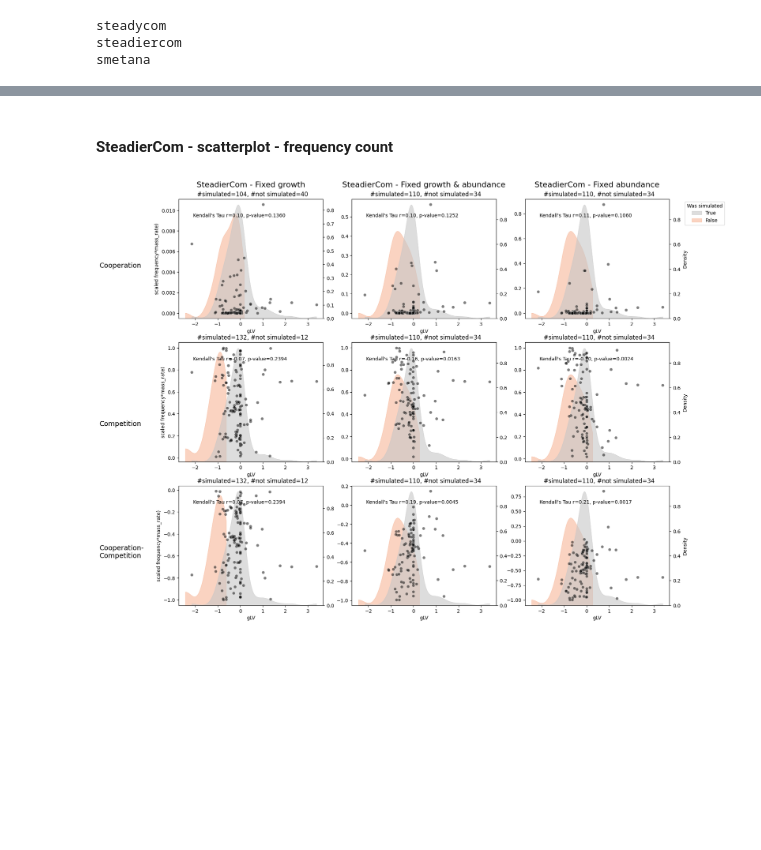
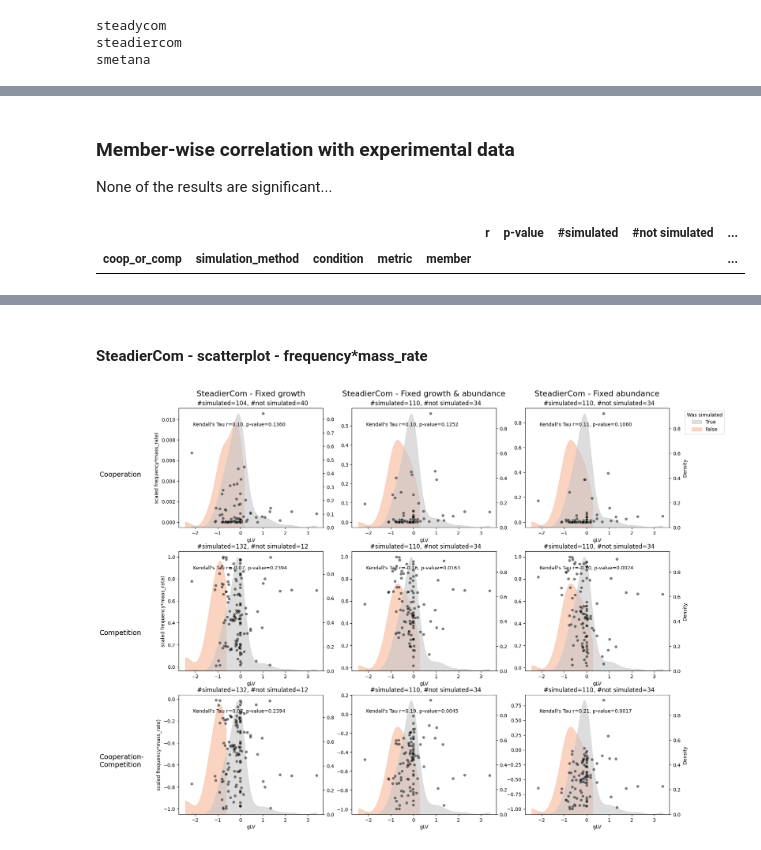
Before and after one commit to IdunBurgos/SteadierCom-Case-Studies, a Jupyter notebook: notebooks/Step 6.2.1. Comparing tools with exp - Venturelli member-member interaction.ipynb, the cells around one changed output, grey strips where cells are left out. Cells and saved outputs as stored; diff of their text form; code cells hidden in the pictures; blank space fills up the shorter version.

```diff
--- a/notebooks/Step 6.2.1. Comparing tools with exp - Venturelli member-member interaction.ipynb
+++ b/notebooks/Step 6.2.1. Comparing tools with exp - Venturelli member-member interaction.ipynb
@@ -88,0 +89,5 @@ results_corr_member_df["p-value corrected"] = results_corr_member_df["#compariso
+# %%
+results_corr_member_df_bh = results_corr_member_df.copy()
+results_corr_member_df_bh["rank"] = results_corr_member_df_bh["p-value"].rank()
+results_corr_member_df_bh["p-value BH critical"] = (results_corr_member_df_bh["rank"]/results_corr_member_df_bh.shape[0])*0.05
+results_corr_member_df_bh["pass BH test"] = results_corr_member_df_bh["p-value"]<results_corr_member_df_bh["p-value BH critical"]
@@ -110 +127,10 @@ results_corr_df.query("`p-value corrected` < 0.05 & r > 0").xs("coop-comp",drop_
+# %% [markdown]
+### Member-wise correlation with experimental data
+None of the results are significant...
+# %%
+results_corr_member_df_bh = results_corr_member_df_bh.dropna()
+results_corr_member_df_bh.query("`pass BH test`")
+# %% [output]
+|  |  |  |  |  | r | p-value | #simulated | #not simulated | ... |
+| coop_or_comp | simulation_method | condition | metric | member |  |  |  |  | ... |
 # %%
@@ -147,7 +167,7 @@ results_corr_member_df.query("`p-value` < 0.05 & r > 0").xs("coop-comp",drop_lev
 |  |  |  |  | BU | 0.644444 | 0.009148 | 10.0 | 2.0 | ... |
 |  |  |  |  | BV | 0.511111 | 0.046623 | 10.0 | 2.0 | ... |
 # %% [markdown]
-#### SteadierCom - scatterplot - frequency count
+#### SteadierCom - scatterplot - frequency*mass_rate
 # %%
 fig,axs,axs_twin,not_simulated = correlation.make_scatterplots_simulation_method(simulation_dict,
                                                                                  signal_exp,
```
Also changed, not shown: parts of 9 cells of this notebook, 1 other file.
